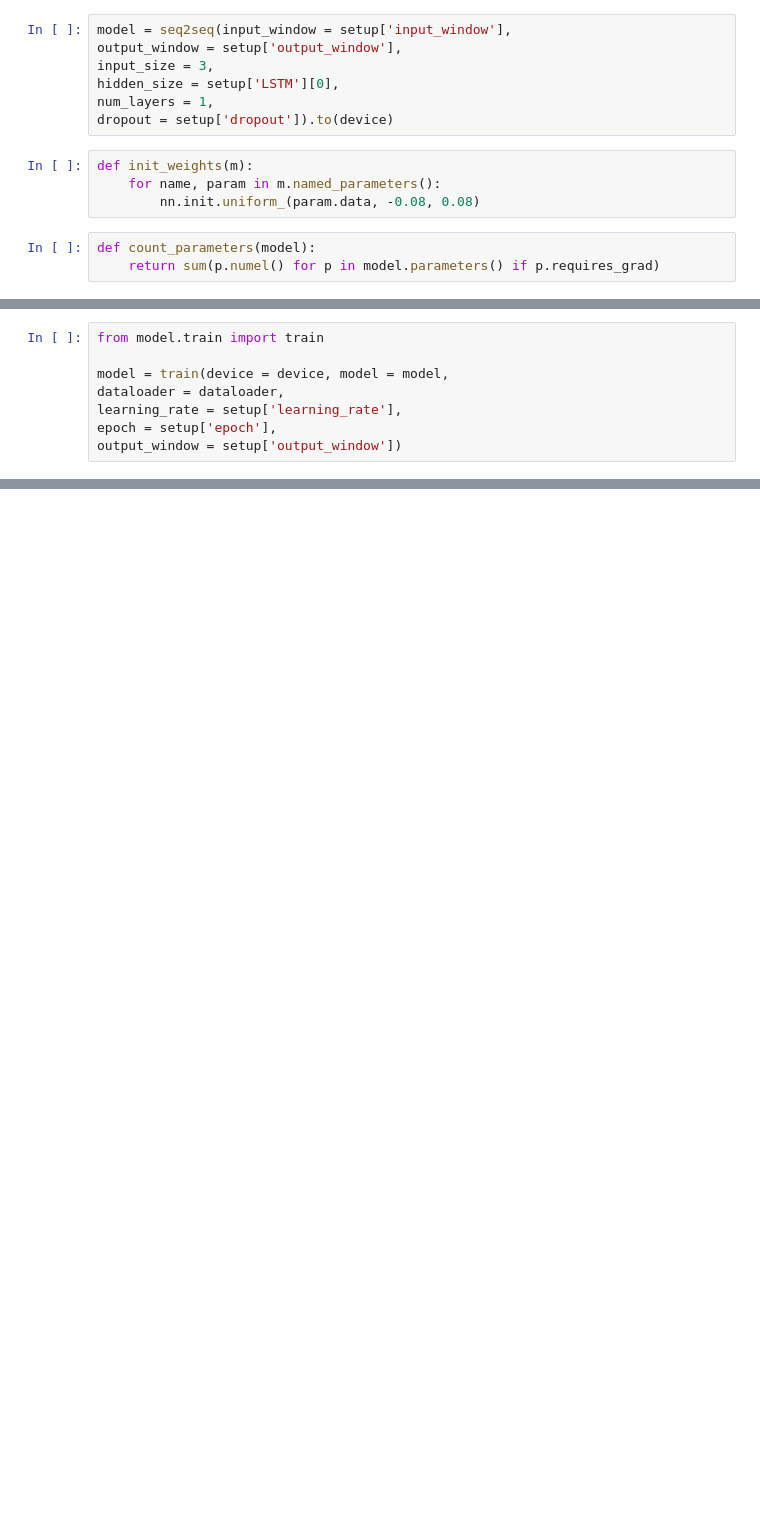
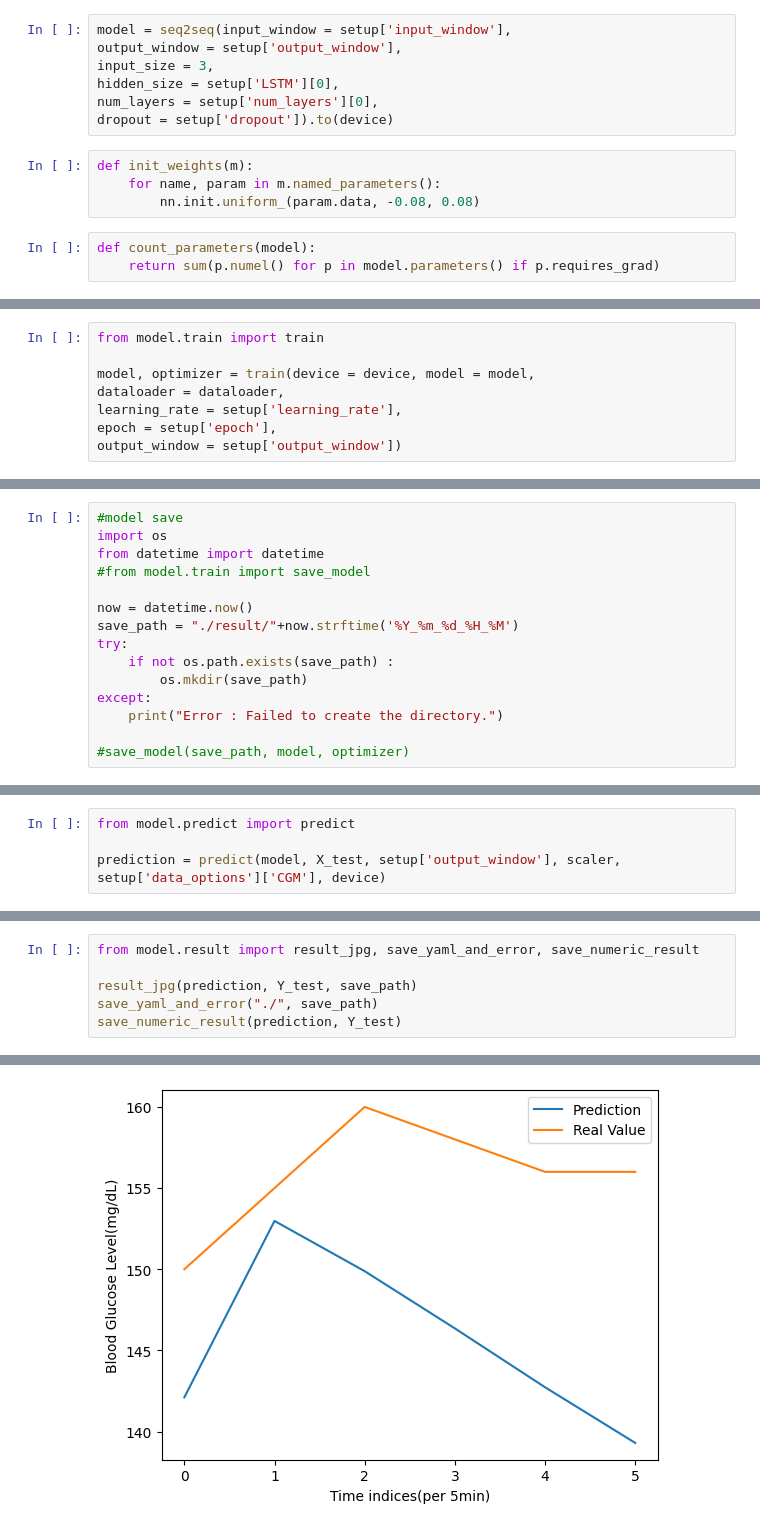
Before and after one commit to shane1003/torch_hypo, a Jupyter notebook: main.ipynb, the cells around one changed output, grey strips where cells are left out. Drawn from its saved outputs; the diff is of its cells as text; blank space fills up the shorter version.

```diff
--- a/main.ipynb
+++ b/main.ipynb
@@ -53,7 +53,7 @@ model = seq2seq(input_window = setup['input_window'],
 output_window = setup['output_window'],
 input_size = 3,
 hidden_size = setup['LSTM'][0],
-num_layers = 1,
+num_layers = setup['num_layers'][0],
 dropout = setup['dropout']).to(device)
 # %%
 def init_weights(m):
@@ -84,7 +84,7 @@ seq2seq(
 # %%
 from model.train import train
 
-model = train(device = device, model = model,
+model, optimizer = train(device = device, model = model,
 dataloader = dataloader,
 learning_rate = setup['learning_rate'],
 epoch = setup['epoch'],
@@ -114,0 +94,15 @@ RuntimeError: one of the variables needed for gradient computation has been modi
+# %%
+#model save
+import os
+from datetime import datetime
+#from model.train import save_model
+
+now = datetime.now()
+save_path = "./result/"+now.strftime('%Y_%m_%d_%H_%M')
+try:
+    if not os.path.exists(save_path) :
+        os.mkdir(save_path)
+except:
+    print("Error : Failed to create the directory.")
+
+#save_model(save_path, model, optimizer)
@@ -114,0 +111,4 @@ RuntimeError: one of the variables needed for gradient computation has been modi
+# %%
+from model.predict import predict
+
+prediction = predict(model, X_test, setup['output_window'], scaler, setup['data_options']['CGM'], device)
@@ -114,0 +117,7 @@ RuntimeError: one of the variables needed for gradient computation has been modi
+# %%
+from model.result import result_jpg, save_yaml_and_error, save_numeric_result
+
+result_jpg(prediction, Y_test, save_path)
+save_yaml_and_error("./", save_path)
+save_numeric_result(prediction, Y_test)
+# %% [output]
@@ -114,0 +125 @@ RuntimeError: one of the variables needed for gradient computation has been modi
+[figure, added]
```
Also changed, not shown: parts of 7 cells of this notebook, 6 other files.
